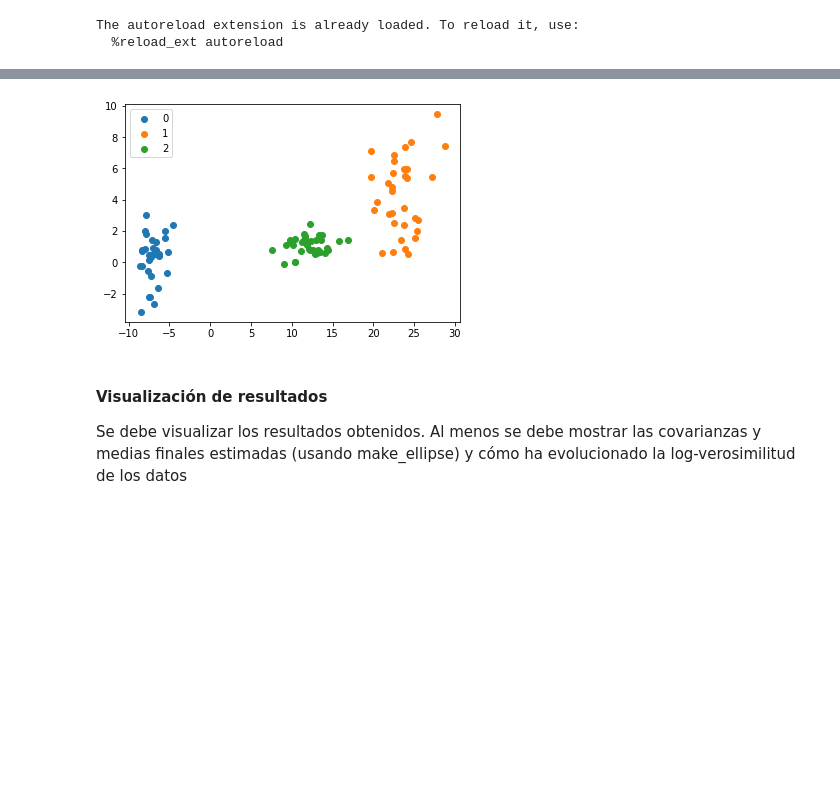
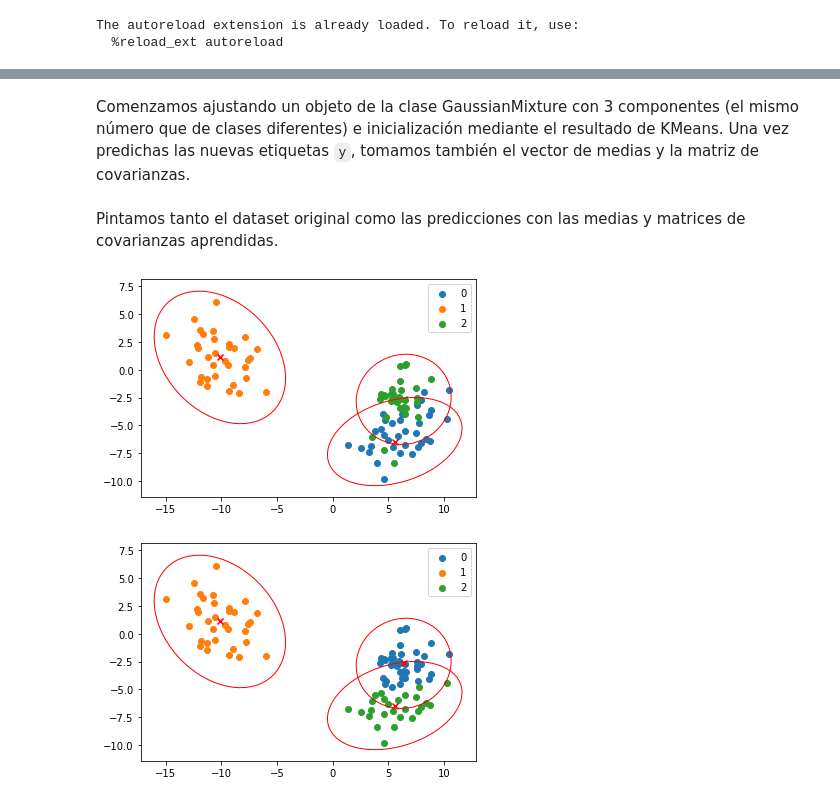
Before and after one commit to Ludvins/MCD_Bayesian_methods, a Jupyter notebook: Assignments/GMM/Practica2_GMM.ipynb, the cells around one changed output, grey strips where cells are left out. Cells and saved outputs as stored; diff of their text form; code cells hidden in the pictures; blank space fills up the shorter version.

```diff
--- a/Assignments/GMM/Practica2_GMM.ipynb
+++ b/Assignments/GMM/Practica2_GMM.ipynb
@@ -123,16 +145,7 @@ _ = plt.legend()
+# %% [markdown]
+Comenzamos ajustando un objeto de la clase GaussianMixture con 3 componentes (el mismo número que de clases diferentes) e inicialización mediante el resultado de KMeans. Una vez predichas las nuevas etiquetas ``y``, tomamos también el vector de medias y la matriz de covarianzas.
 # %%
-gmm = GaussianMixture(n_components=3, init_params="random")
-y = gmm.fit_predict(X)
+gmm = GaussianMixture(n_components=3, init_params="kmeans", random_state= 123)
+pred = gmm.fit_predict(X)
+means_ = gmm.means_
+covs_ = gmm.covariances_
-# %%
-for y_k in np.unique(y):
-    plt.scatter(X[y==y_k,0], X[y==y_k,1],label=y_k)
-    make_ellipse(transformation,np.mean(X[y==y_k,:],axis=0), ax=fig.axes[0],facecolor='none',edgecolor='red')
-
-fig.axes[0].axis('equal')
-_ = plt.legend()
-# %% [output]
-[figure, removed]
-# %% [markdown]
-#### Visualización de resultados
-
-Se debe visualizar los resultados obtenidos. Al menos se debe mostrar las covarianzas y medias finales estimadas (usando make_ellipse) y cómo ha evolucionado la log-verosimilitud de los datos
@@ -140,0 +152,8 @@ Se debe visualizar los resultados obtenidos. Al menos se debe mostrar las covari
+# %% [markdown]
+Pintamos tanto el dataset original como las predicciones con las medias y matrices de covarianzas aprendidas.
+# %%
+plot_dataset(X, y, means_, covs_)
+plot_dataset(X, pred, means_, covs_)
+# %% [output]
+[figure, added]
+[figure, added]
```
Also changed, not shown: parts of 18 cells of this notebook, 2 other files.
